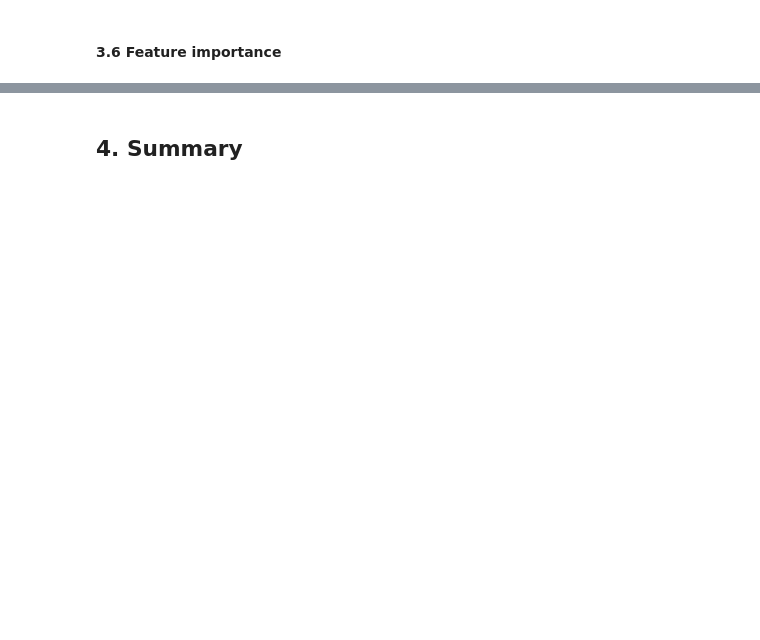
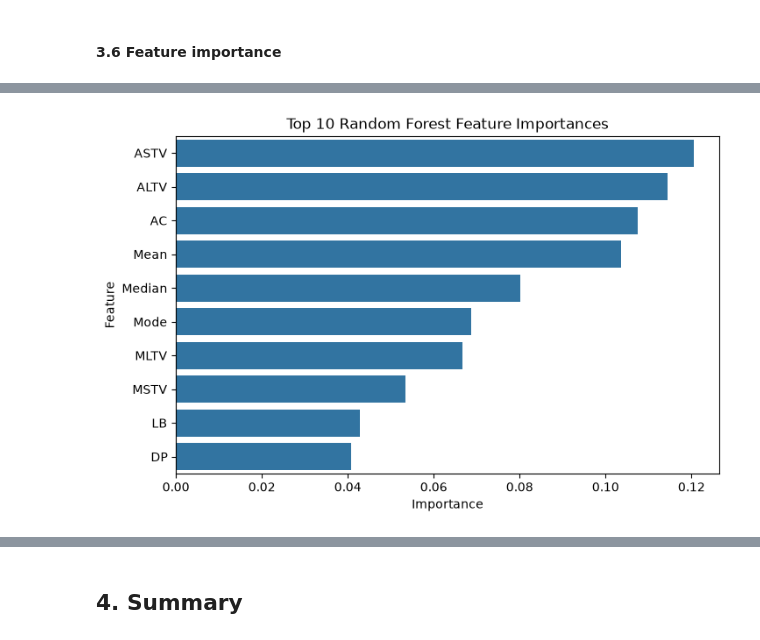
Before and after one commit to JingliangCCT/Machine-Learning-CA1, a Jupyter notebook: Jingliang_ML_HDipData_CA1.ipynb, the cells around one changed output, grey strips where cells are left out. Cells and saved outputs as stored; diff of their text form; code cells hidden in the pictures; blank space fills up the shorter version.

```diff
--- a/Jingliang_ML_HDipData_CA1.ipynb
+++ b/Jingliang_ML_HDipData_CA1.ipynb
@@ -691,0 +781,10 @@ For Random Forest, the selected parameters matched the default settings, leaving
+# %%
+rf_importance = pd.DataFrame({
+    'Feature': features,
+    'Importance': rf_best.feature_importances_
+})
+
+# Sort by importance and add a rank
+rf_importance = rf_importance.sort_values('Importance', ascending=False).reset_index(drop=True)
+rf_importance['RF Rank'] = range(1, len(rf_importance) + 1)
+rf_importance.round(3)
@@ -691,0 +809,16 @@ For Random Forest, the selected parameters matched the default settings, leaving
+# %%
+# Plot of top 10 features
+
+top10 = rf_importance.head(10)
+
+plt.figure(figsize=(8, 5))
+sns.barplot(
+    data=top10,
+    x='Importance',
+    y='Feature'
+)
+
+plt.title('Top 10 Random Forest Feature Importances')
+plt.show()
+# %% [output]
+[figure, added]
```
Also changed, not shown: parts of 24 cells of this notebook.
